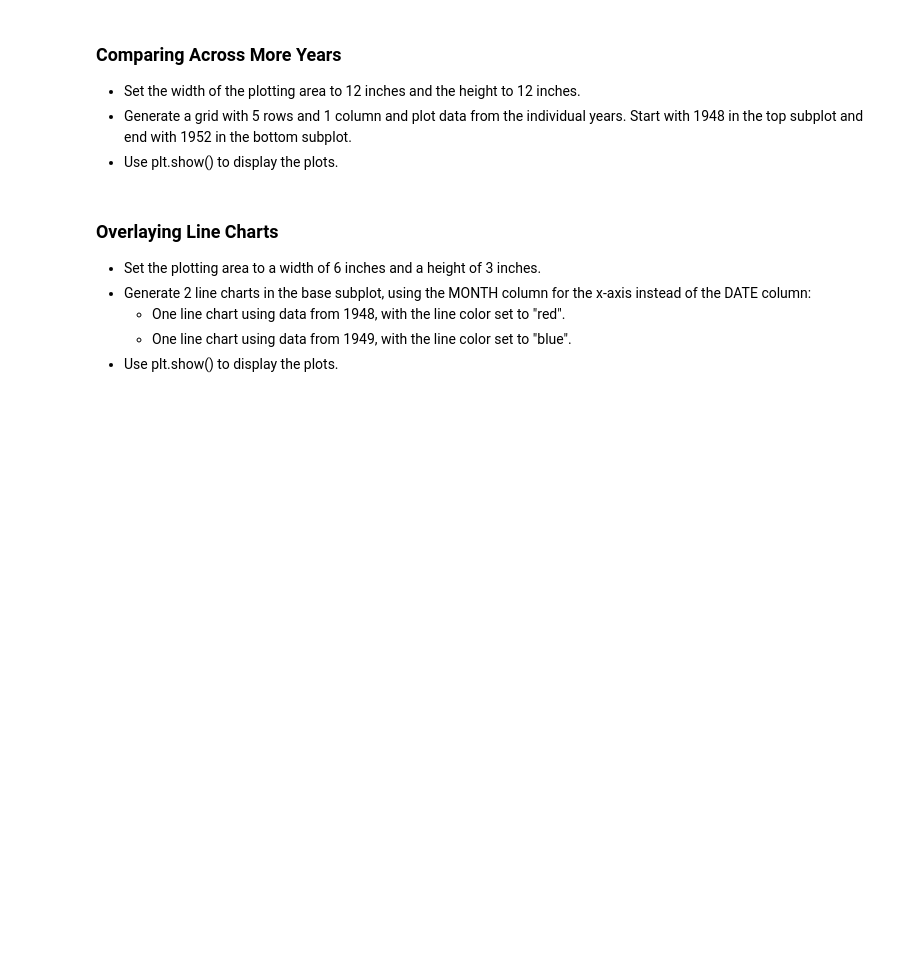
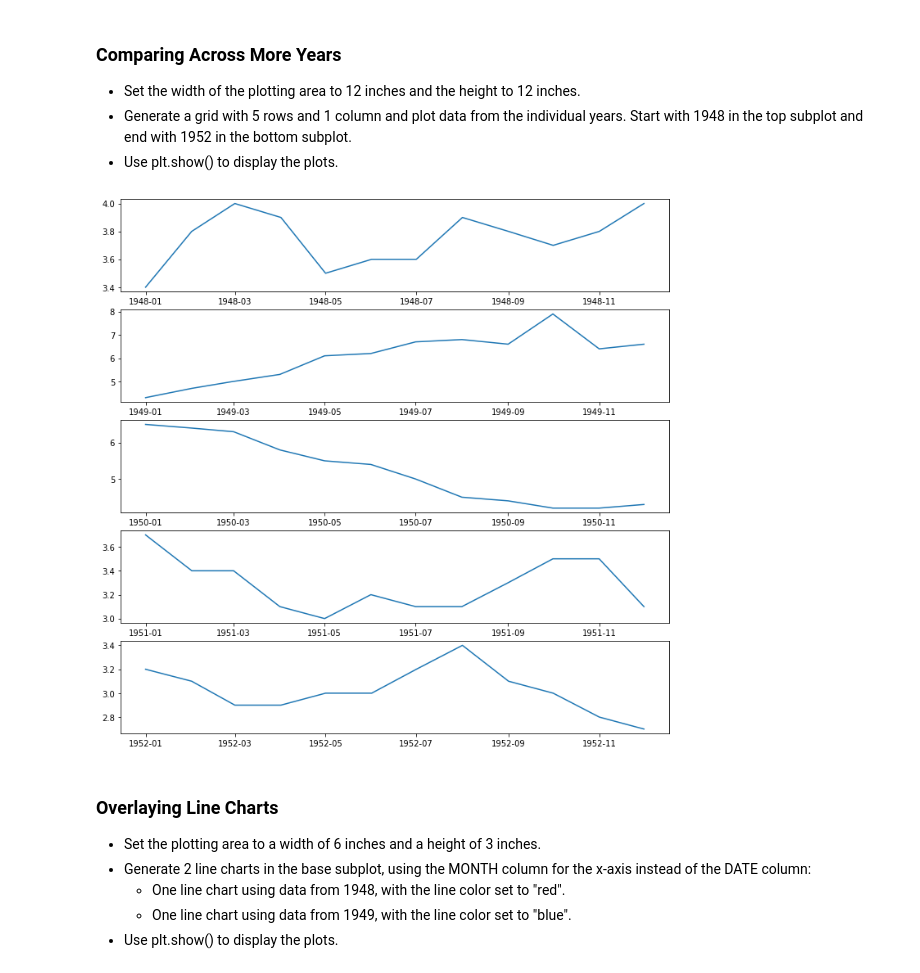
Before and after one commit to PrynsTag/DataQuest-Data-Scientist-Python, a Jupyter notebook: Data Analysis and Visualization/Exploratory Data Visualization/[2] Multiple plots/Challenges.ipynb, the cells around one changed output. Cells and saved outputs as stored; diff of their text form; code cells hidden in the pictures; blank space fills up the shorter version.

```diff
--- a/Data Analysis and Visualization/Exploratory Data Visualization/[2] Multiple plots/Challenges.ipynb
+++ b/Data Analysis and Visualization/Exploratory Data Visualization/[2] Multiple plots/Challenges.ipynb
@@ -83,14 +89,16 @@ plt.show()
 # %%
 fig = plt.figure(figsize=(12, 12))
 
 for i in range(5):
     ax = fig.add_subplot(5, 1, i+1)
-    start_index = i*12
-    end_index = (i+1)*12
-    subset = unrate[start_index:end_index]
+    start = i * 12
+    end = start + 12
+    subset = unrate[start:end]
     ax.plot(subset["DATE"], subset["VALUE"])
 
 plt.show()
+# %% [output]
+[figure, added]
 # %% [markdown]
 ### Overlaying Line Charts
 - Set the plotting area to a width of 6 inches and a height of 3 inches.
```
Also changed, not shown: parts of 8 cells of this notebook.
